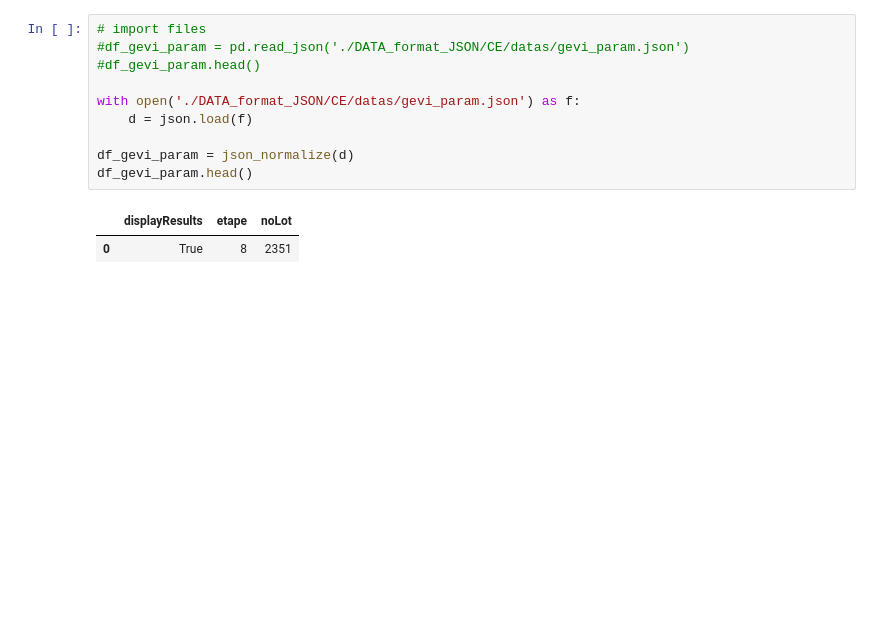
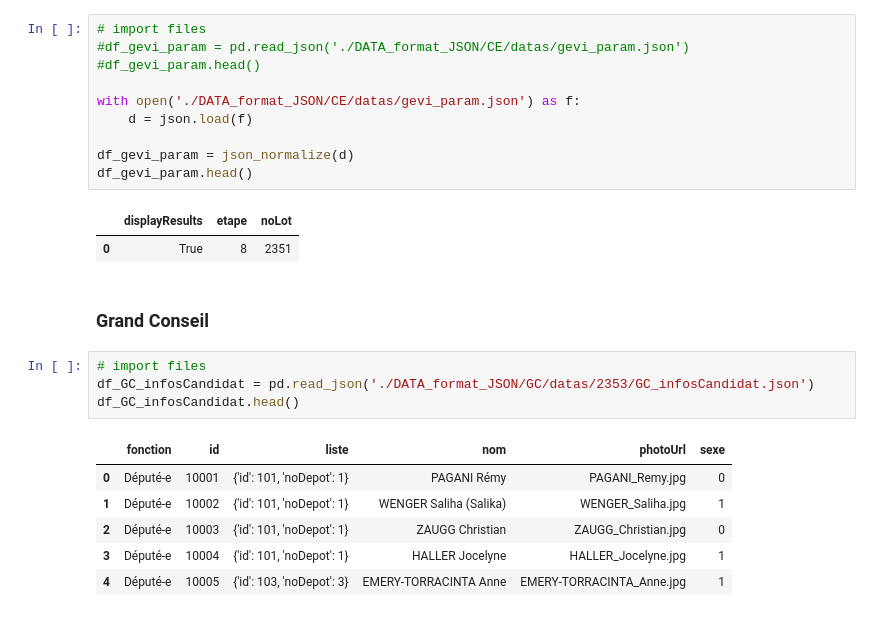
Before and after one commit to Zabamund/chatbotGE, a Jupyter notebook: data_investigation_json_flattening.ipynb, the cells around one changed output. Drawn from its saved outputs; the diff is of its cells as text; blank space fills up the shorter version.

```diff
--- a/data_investigation_json_flattening.ipynb
+++ b/data_investigation_json_flattening.ipynb
@@ -186,3 +195,16 @@ df_gevi_param.head()
 # %% [output]
 |  | displayResults | etape | noLot |
 | 0 | True | 8 | 2351 |
+# %% [markdown]
+### Grand Conseil
+# %%
+# import files
+df_GC_infosCandidat = pd.read_json('./DATA_format_JSON/GC/datas/2353/GC_infosCandidat.json')
+df_GC_infosCandidat.head()
+# %% [output]
+|  | fonction | id | liste | nom | photoUrl | sexe |
+| 0 | Député-e | 10001 | {'id': 101, 'noDepot': 1} | PAGANI Rémy | PAGANI_Remy.jpg | 0 |
+| 1 | Député-e | 10002 | {'id': 101, 'noDepot': 1} | WENGER Saliha (Salika) | WENGER_Saliha.jpg | 1 |
+| 2 | Député-e | 10003 | {'id': 101, 'noDepot': 1} | ZAUGG Christian | ZAUGG_Christian.jpg | 0 |
+| 3 | Député-e | 10004 | {'id': 101, 'noDepot': 1} | HALLER Jocelyne | HALLER_Jocelyne.jpg | 1 |
+| 4 | Député-e | 10005 | {'id': 103, 'noDepot': 3} | EMERY-TORRACINTA Anne | EMERY-TORRACINTA_Anne.jpg | 1 |
```
Also changed, not shown: parts of 11 cells of this notebook.
